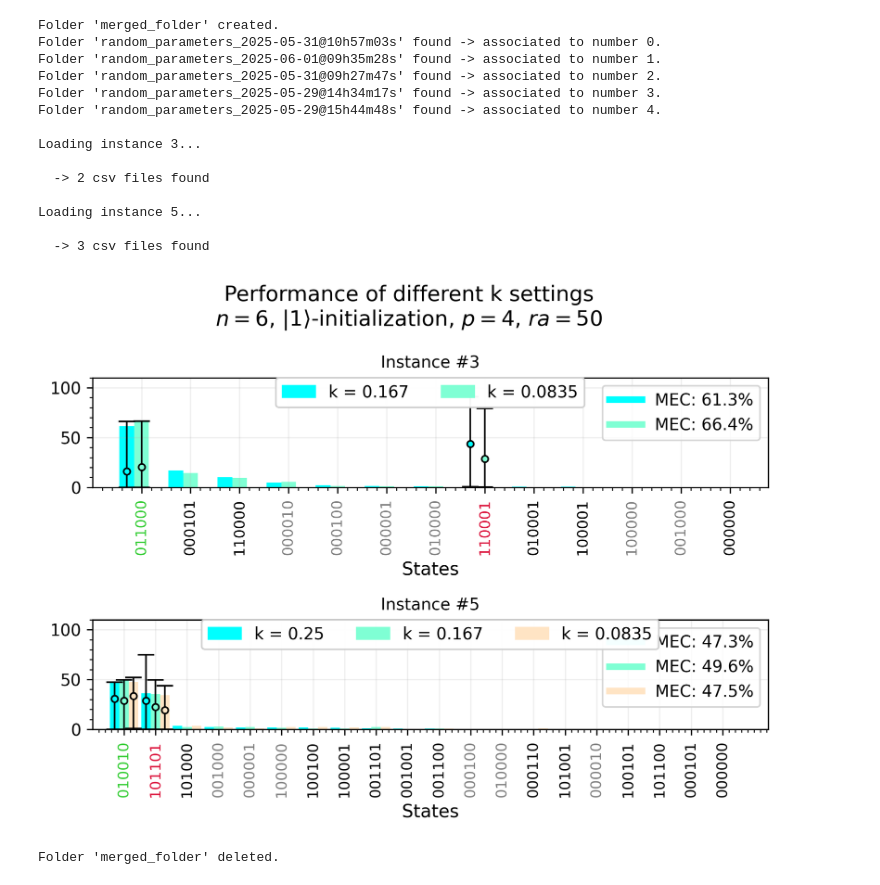
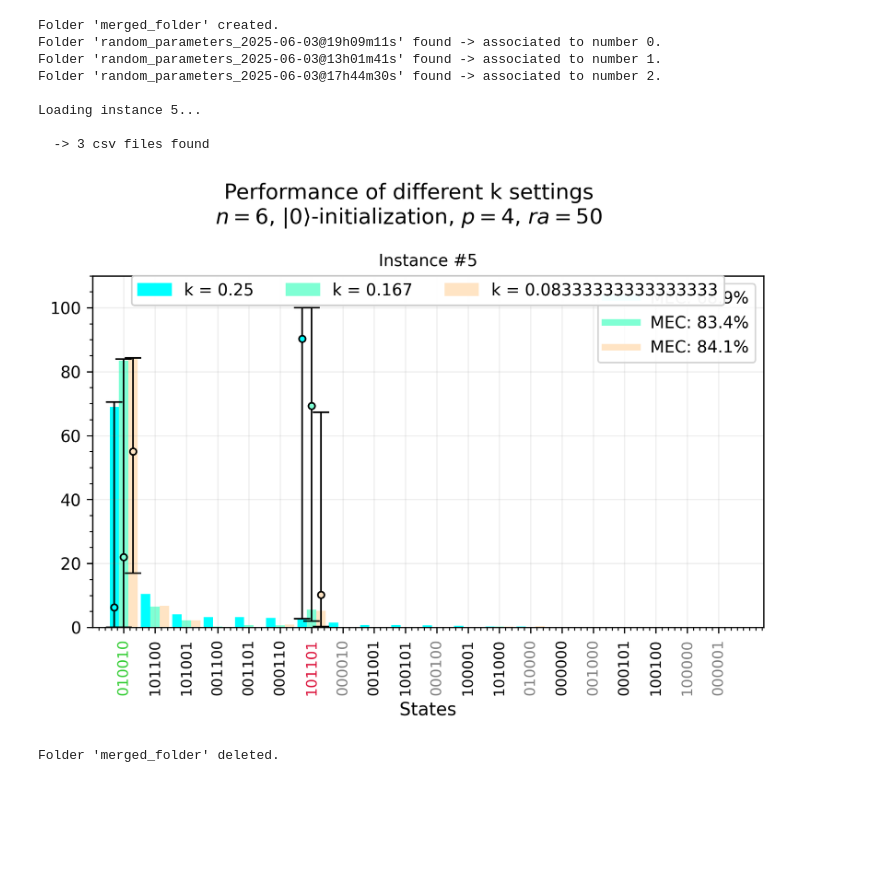
Before and after one commit to auroramugnai/Minimum-Exact-Cover-Problem, a Jupyter notebook: MECP_with-QAOA/QAOA_multiple_barplot.ipynb, the cells around one changed output. Cells and saved outputs as stored; diff of their text form; code cells hidden in the pictures; blank space fills up the shorter version.

```diff
--- a/MECP_with-QAOA/QAOA_multiple_barplot.ipynb
+++ b/MECP_with-QAOA/QAOA_multiple_barplot.ipynb
@@ -363,27 +363,25 @@ def multiple_barplot_from_different_folders(list_of_folders):
     shutil.rmtree("merged_folder")
     print(f"Folder 'merged_folder' deleted.")
 # %%
-list_of_folders = ["random_parameters_2025-05-31@10h57m03s", #i5
-                   "random_parameters_2025-06-01@09h35m28s", #i5
-                   "random_parameters_2025-05-31@09h27m47s", #i5
-                   "random_parameters_2025-05-29@14h34m17s", #i3
-                   "random_parameters_2025-05-29@15h44m48s" ]
+# list_of_folders = ["random_parameters_2025-05-31@10h57m03s", #i5
+#                    "random_parameters_2025-06-01@09h35m28s", #i5
+#                    "random_parameters_2025-05-31@09h27m47s", #i5
+#                    "random_parameters_2025-05-29@14h34m17s", #i3
+#                    "random_parameters_2025-05-29@15h44m48s" ]
+
+list_of_folders = ["random_parameters_2025-06-03@19h09m11s",
+                    "random_parameters_2025-06-03@13h01m41s",
+                    "random_parameters_2025-06-03@17h44m30s"]
 
 multiple_barplot_from_different_folders(list_of_folders)
 # %% [output]
 Folder 'merged_folder' created.
-Folder 'random_parameters_2025-05-31@10h57m03s' found -> associated to number 0.
-Folder 'random_parameters_2025-06-01@09h35m28s' found -> associated to number 1.
-Folder 'random_parameters_2025-05-31@09h27m47s' found -> associated to number 2.
-Folder 'random_parameters_2025-05-29@14h34m17s' found -> associated to number 3.
-Folder 'random_parameters_2025-05-29@15h44m48s' found -> associated to number 4.
-
-Loading instance 3...
-
-  -> 2 csv files found
+Folder 'random_parameters_2025-06-03@19h09m11s' found -> associated to number 0.
+Folder 'random_parameters_2025-06-03@13h01m41s' found -> associated to number 1.
+Folder 'random_parameters_2025-06-03@17h44m30s' found -> associated to number 2.
 
 Loading instance 5...
 
   -> 3 csv files found
-[figure, old version]
+[figure, new version]
 Folder 'merged_folder' deleted.
```
Also changed, not shown: 6 other files.
